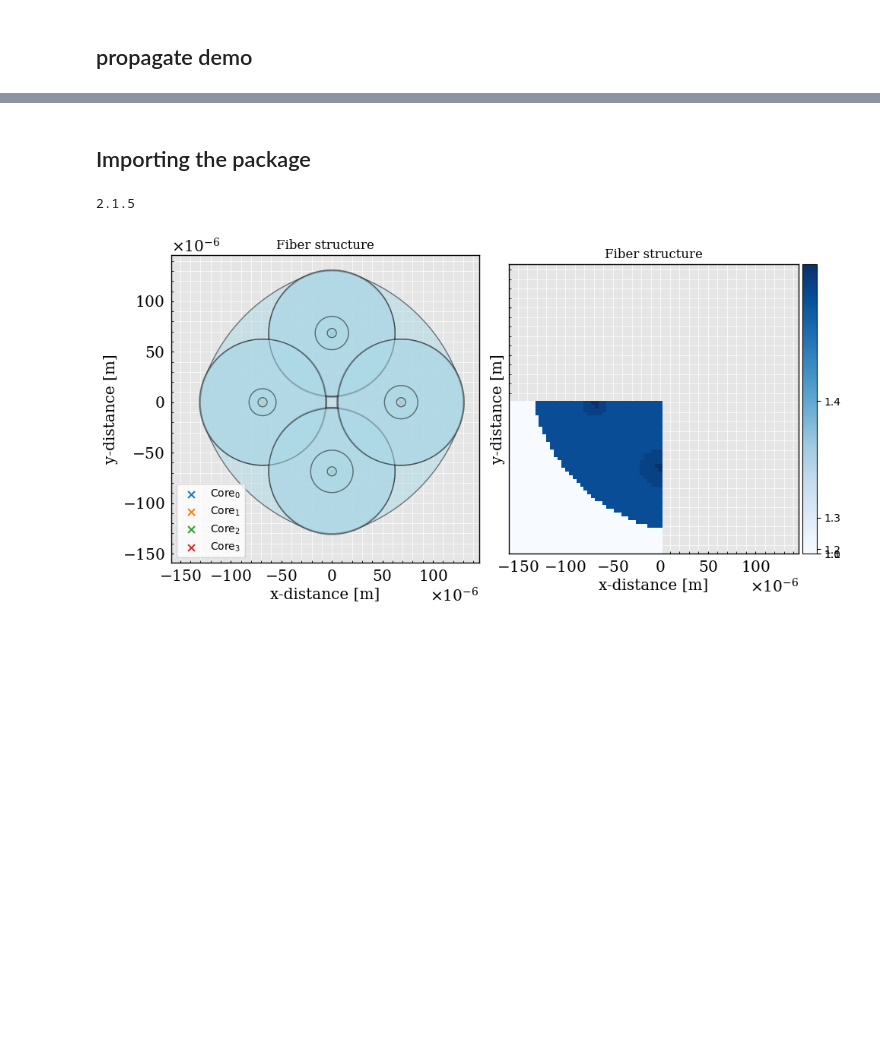
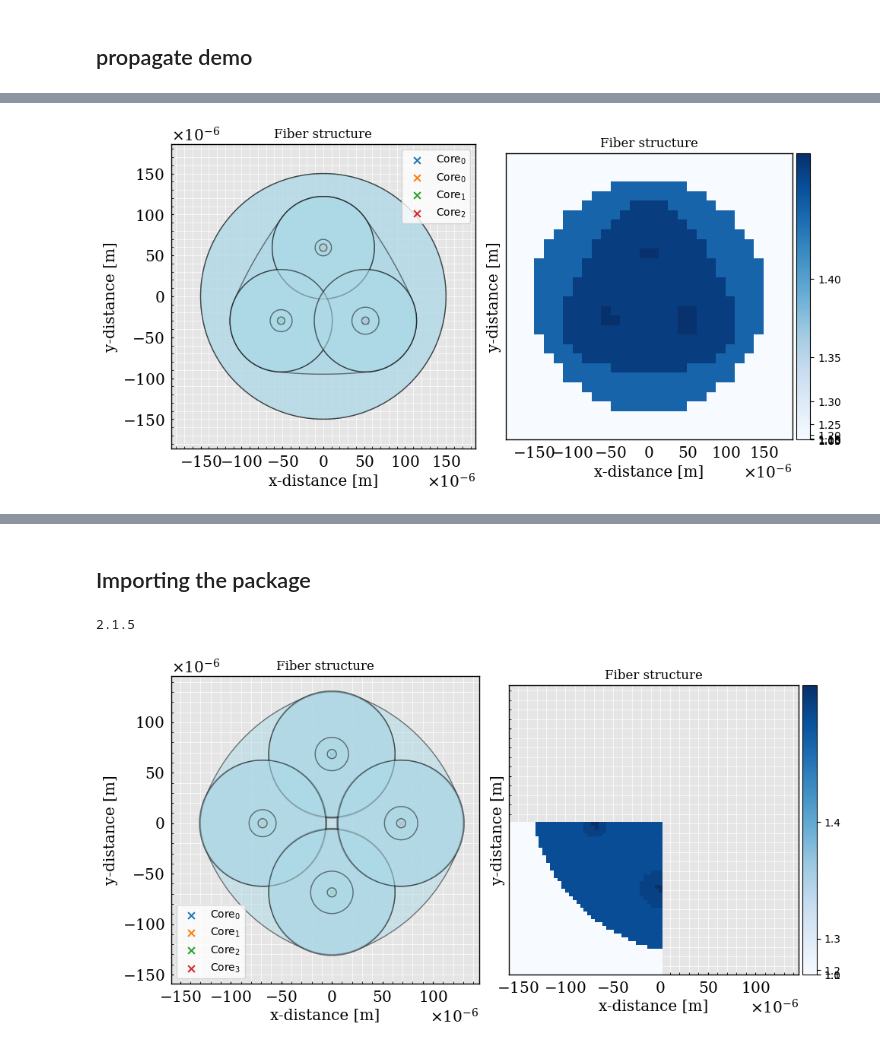
Before and after one commit to kabume/Bast, a Jupyter notebook: notebook.ipynb, the cells around one changed output, grey strips where cells are left out. Cells and saved outputs as stored; diff of their text form; code cells hidden in the pictures; blank space fills up the shorter version.

```diff
--- a/notebook.ipynb
+++ b/notebook.ipynb
@@ -63,15 +63,15 @@ workflow.superset.plot(plot_type='adiabatic')
 #!/usr/bin/env python
 # -*- coding: utf-8 -*-
 
-from SuPyMode.workflow import Workflow, fiber_catalogue, configuration, Boundaries
+from SuPyMode.workflow import Workflow, FiberLoader, ConfigDict, Boundaries
 from SuPyMode.profiles import AlphaProfile
 
 
 # Predefine fibers to be used across tests
 fibers = [
-    fiber_catalogue.load_fiber('DCF1300S_33', wavelength=1550e-9),
-    fiber_catalogue.load_fiber('DCF1300S_20', wavelength=1550e-9),
-    fiber_catalogue.load_fiber('DCF1300S_42', wavelength=1550e-9)
+    fiber_loader.load_fiber('DCF1300S_33', wavelength=1550e-9),
+    fiber_loader.load_fiber('DCF1300S_20', wavelength=1550e-9),
+    fiber_loader.load_fiber('DCF1300S_42', wavelength=1550e-9)
 ]
 
 
@@ -182,0 +184,89 @@ ImportError: cannot import name 'fiber_catalogue' from 'SuPyMode.workflow' (/usr
+# %%
+"""
+plot_propagation.py
+4x4 Coupler [linear]
+====================
+"""
+
+# %%
+# Importing the script dependencies
+from SuPyMode.workflow import Workflow, fiber_loader, Boundaries, DomainAlignment, Profile, StructureType
+from SuPyMode.workflow import AlphaProfile
+
+wavelength = 1550e-9
+
+clad_refractive_index = 1.4444
+
+
+# %%
+# Generating the fiber structure
+# ~~~~~~~~~~~~~~~~~~~~~~~~~~~~~~
+# Here we define the cladding and fiber structure to model the problem
+clad_structure = Profile()
+
+clad_structure.add_structure(
+    structure_type=StructureType.CIRCULAR,
+    number_of_fibers=3,
+    fusion_degree=0.3,
+    fiber_radius=62.5e-6
+)
+
+clad_structure.refractive_index = clad_refractive_index
+
+
+fiber_list = [
+    fiber_loader.load_fiber('DCF1300S_20', clad_refractive_index=clad_refractive_index, position=clad_structure.cores[0]),
+    fiber_loader.load_fiber('DCF1300S_26', clad_refractive_index=clad_refractive_index, position=clad_structure.cores[1]),
+    fiber_loader.load_fiber('DCF1300S_33', clad_refractive_index=clad_refractive_index, position=clad_structure.cores[2])
+]
+
+capillary_tube = Profile()
+
+capillary_tube.add_center_fiber(
+    fiber_radius=150e-6,
+)
+
+capillary_tube.refractive_index = clad_structure.refractive_index - 15e-3
+
+# %%
+# Generating the computing workflow
+# ~~~~~~~~~~~~~~~~~~~~~~~~~~~~~~~~~
+# Workflow class to define all the computation parameters before initializing the solver
+workflow = Workflow(
+    fiber_list=fiber_list,              # List of fiber to be added in the mesh, the order matters.
+    clad_structure=clad_structure,      # Cladding structure, if None provided then no cladding is set.
+    capillary_tube=capillary_tube,
+    wavelength=wavelength,              # Wavelength used for the mode computation.
+    resolution=30,                      # Number of point in the x and y axis [is divided by half if symmetric or anti-symmetric boundaries].
+    x_bounds=DomainAlignment.CENTERING, # Mesh x-boundary structure.
+    y_bounds=DomainAlignment.CENTERING, # Mesh y-boundary structure.
+    boundaries=[Boundaries()],      # Set of symmetries to be evaluated, each symmetry add a round of simulation
+    n_sorted_mode=3,                # Total computed and sorted mode.
+    n_added_mode=6,                 # Additional computed mode that are not considered later except for field comparison [the higher the better but the slower].
+    debug_mode=0,                   # Print the iteration step for the solver plus some other important steps. [Does not work properly on jupyter notebooks]
+    auto_label=False,               # Auto labeling the mode. Label are not always correct and should be verified afterwards.
+    itr_final=0.1,                  # Final value of inverse taper ratio to simulate
+)
+
+workflow.initialize_geometry(plot=True)  # Initialize the geometry and plot it
+
+workflow.run_solver()  # Run the solver to compute the modes
+
+profile = AlphaProfile(symmetric=False, add_end_of_taper_section=True)
+
+# %%
+# Adding a first taper segment with large initial heating length (i.e. slow reduction)
+profile.add_taper_segment(
+    alpha=0,
+    initial_heating_length=0.1e-3,
+    stretching_length=0.1e-3
+)
+
+profile.initialize()
+
+propagation = workflow.superset.propagate(add_coupling=False, profile=profile, initial_amplitude=[1, 0, 0])
+
+propagation.plot()
+# -
+# %% [output]
+[figure, added]
```
Also changed, not shown: parts of 7 cells of this notebook.
